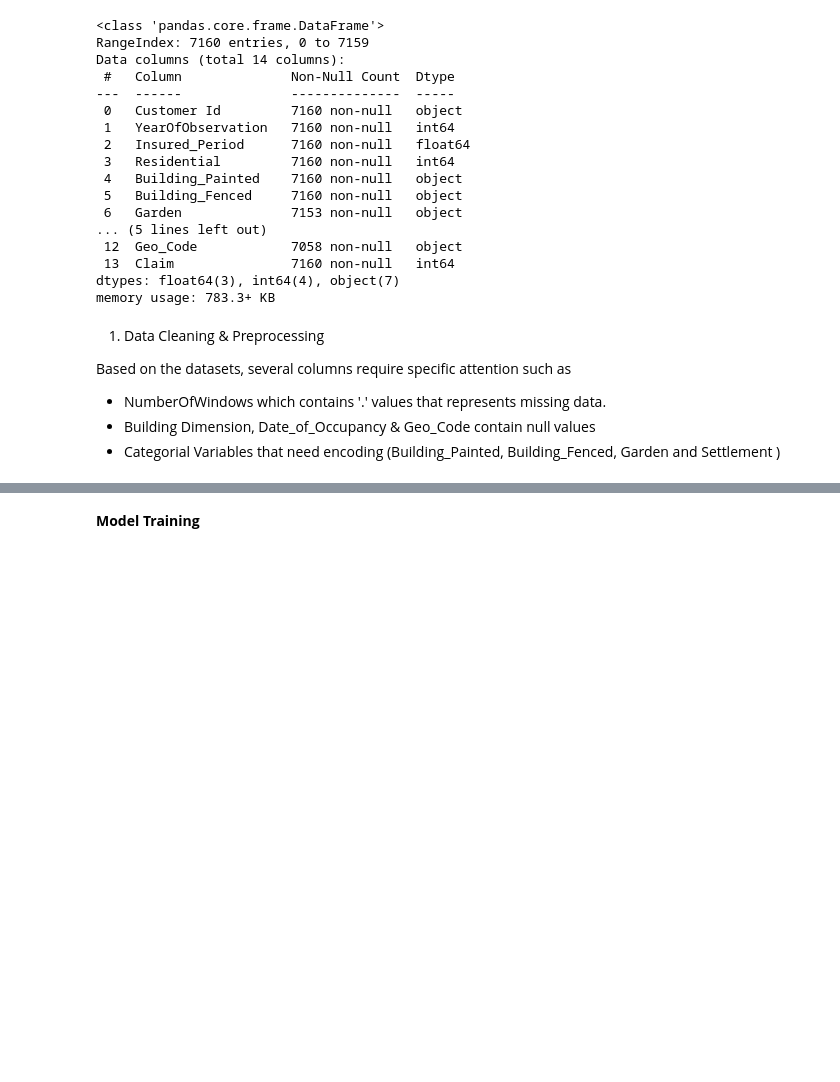
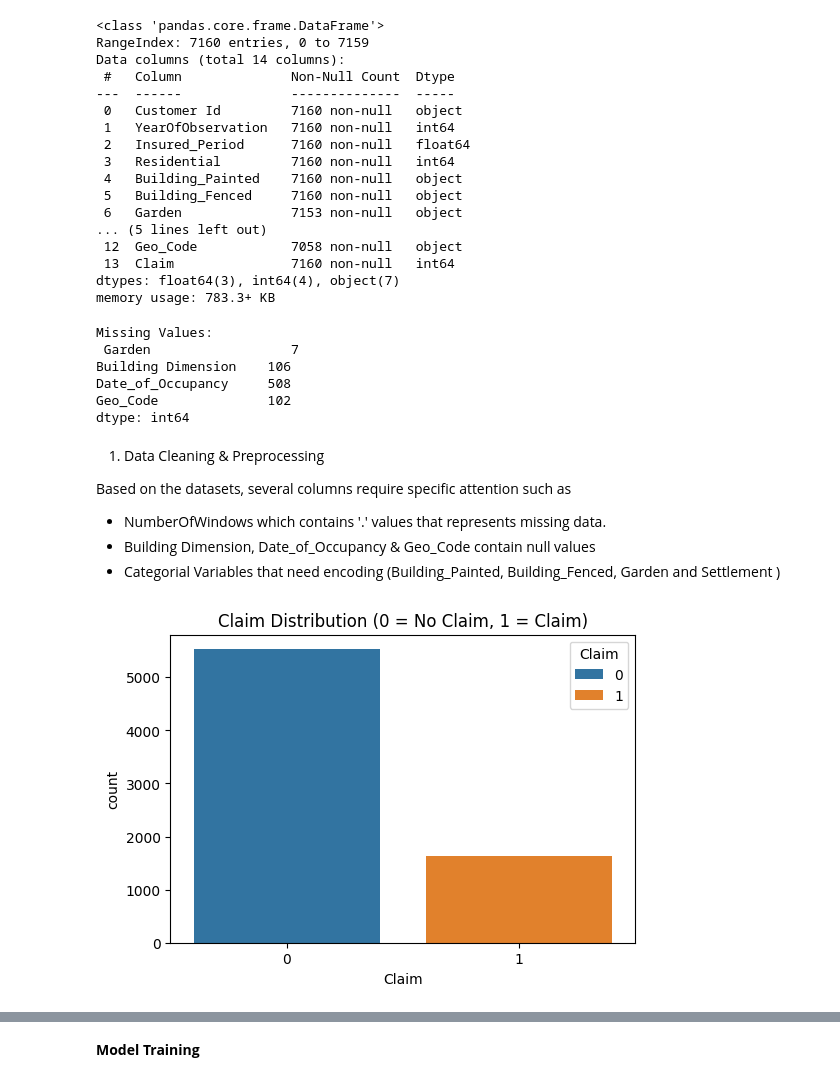
Before and after one commit to Mkof37/AINOW_DSML_PROJECT, a Jupyter notebook: Capstone_Mojisola.ipynb, the cells around one changed output, grey strips where cells are left out. Saved outputs shown, nothing was run; the diff lists cells and outputs as text; code cells hidden in the pictures; blank space fills up the shorter version.

```diff
--- a/Capstone_Mojisola.ipynb
+++ b/Capstone_Mojisola.ipynb
@@ -53,6 +55,17 @@ Data columns (total 14 columns):
  13  Claim               7160 non-null   int64
 dtypes: float64(3), int64(4), object(7)
 memory usage: 783.3+ KB
+# %%
+# Check missing values
+missing = train_ds.isnull().sum()
+print("Missing Values:\n", missing[missing > 0])
+# %% [output]
+Missing Values:
+ Garden                  7
+Building Dimension    106
+Date_of_Occupancy     508
+Geo_Code              102
+dtype: int64
 # %% [markdown]
 1. Data Cleaning & Preprocessing
 
@@ -75,5 +88,15 @@ train_ds['Building Dimension'] =num_imputer.fit_transform(train_ds[['Building Di
 train_ds['Date_of_Occupancy'] =num_imputer.fit_transform(train_ds[['Date_of_Occupancy']])
 train_ds['NumberOfWindows'] =num_imputer.fit_transform(train_ds[['NumberOfWindows']])
 
-#impute categorical missing values (geo_code)
+#impute categorical missing values (geo_code and Garden)
 train_ds['Geo_Code'] =train_ds['Geo_Code'].fillna(train_ds['Geo_Code'].mode()[0])
+train_ds['Garden'] = train_ds['Garden'].fillna(train_ds['Garden'].mode()[0])
+# %%
+# --- EDA ---
+# Plot 1: Target distribution
+plt.figure(figsize=(6, 4))
+sns.countplot(x='Claim', data=train_ds, hue='Claim')
+plt.title('Claim Distribution (0 = No Claim, 1 = Claim)')
+plt.savefig('Target_distribution.png')
+# %% [output]
+[figure, added]
```
Also changed, not shown: parts of 13 cells of this notebook.
